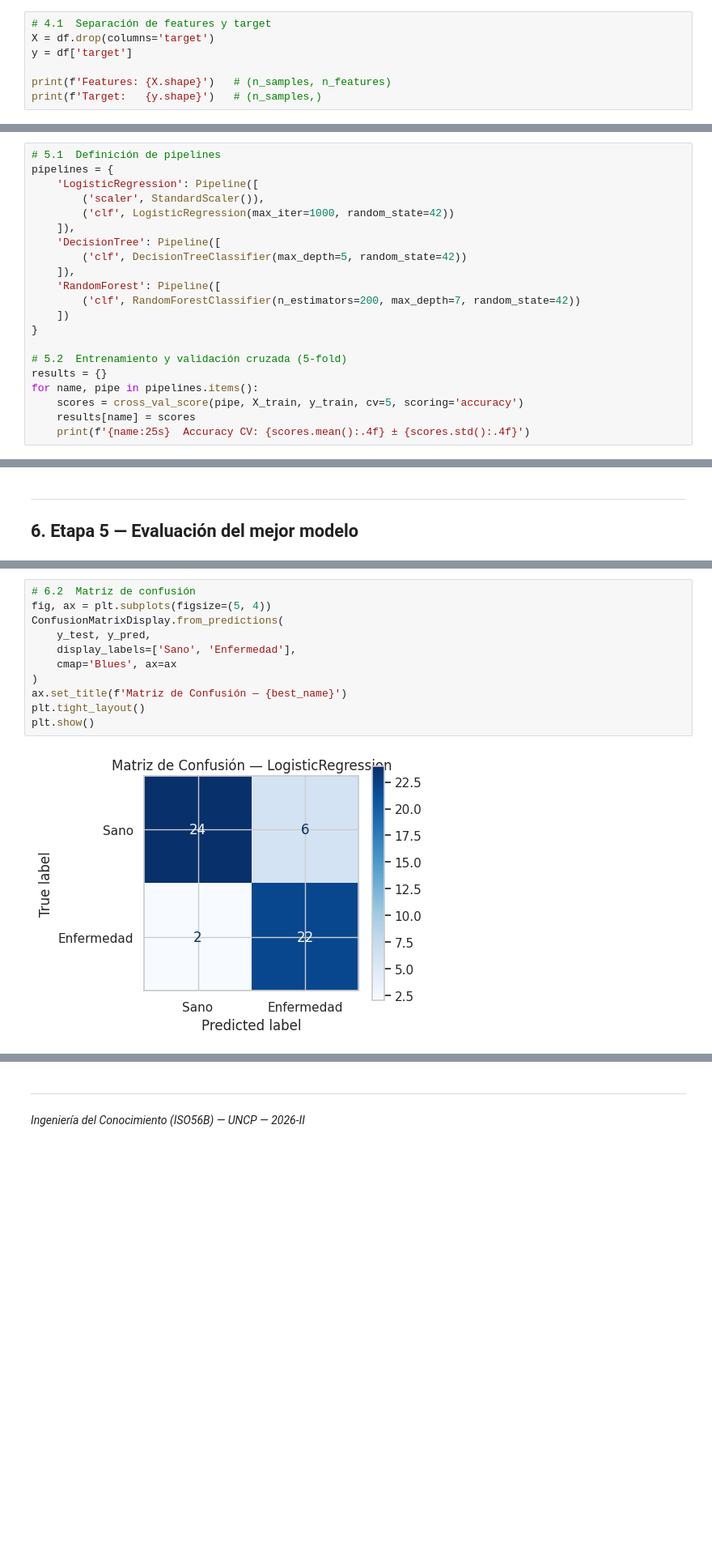
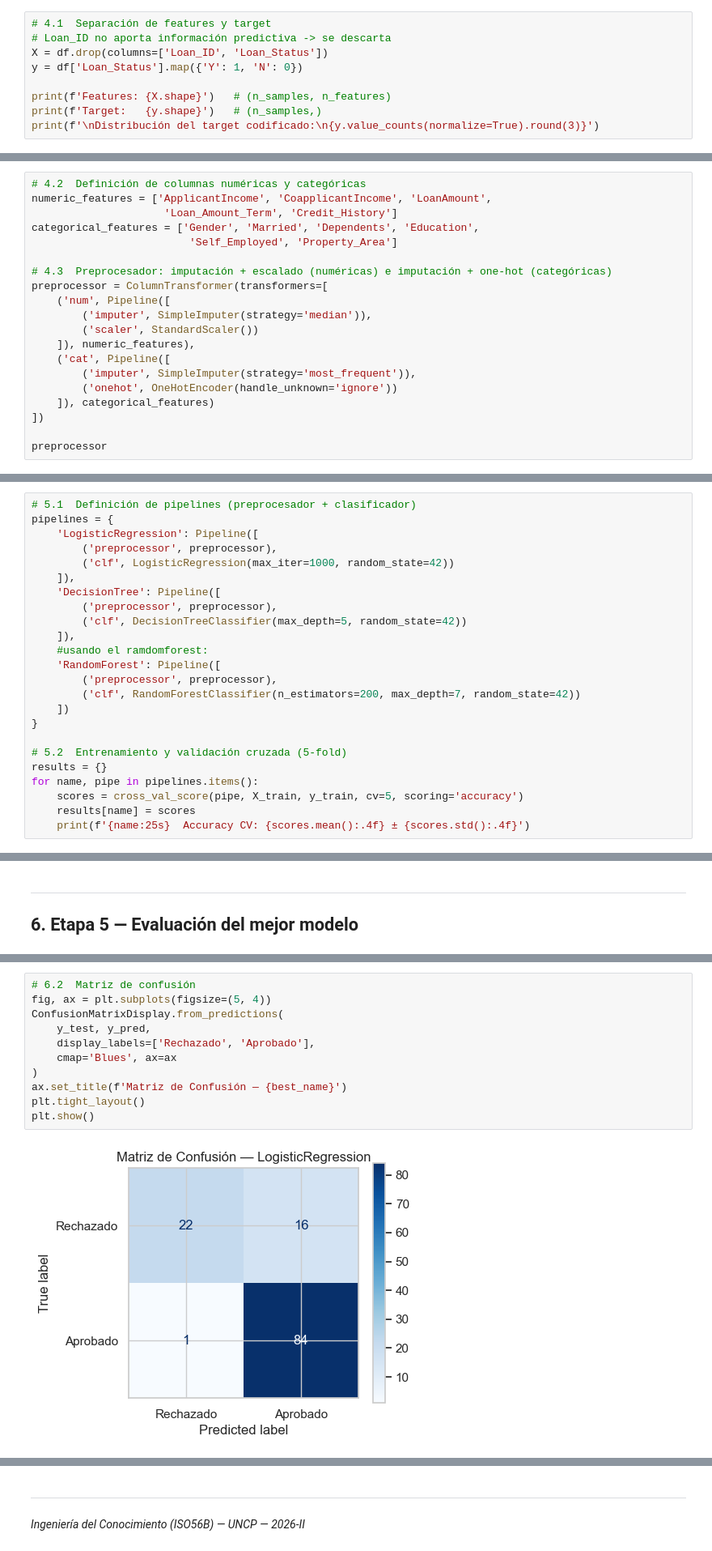
Before and after one commit to Fern44ndo/Ingenieria-conocimiento-uncp, a Jupyter notebook: recursos/sesion_01_ciclo_vida_ml.ipynb, the cells around one changed output, grey strips where cells are left out. Shown at 81% size. Saved outputs shown, nothing was run; the diff lists cells and outputs as text; blank space fills up the shorter version.

```diff
--- a/recursos/sesion_01_ciclo_vida_ml.ipynb
+++ b/recursos/sesion_01_ciclo_vida_ml.ipynb
@@ -250,9 +239,11 @@ plt.show()
 ## 4. Etapa 3 — Preparación de datos para el modelado
 # %%
 # 4.1  Separación de features y target
-X = df.drop(columns='target')
-y = df['target']
+# Loan_ID no aporta información predictiva -> se descarta
+X = df.drop(columns=['Loan_ID', 'Loan_Status'])
+y = df['Loan_Status'].map({'Y': 1, 'N': 0})
 
 print(f'Features: {X.shape}')   # (n_samples, n_features)
 print(f'Target:   {y.shape}')   # (n_samples,)
+print(f'\nDistribución del target codificado:\n{y.value_counts(normalize=True).round(3)}')
 # %% [output]
@@ -260,0 +258,20 @@ Target:   (270,)
+# %%
+# 4.2  Definición de columnas numéricas y categóricas
+numeric_features = ['ApplicantIncome', 'CoapplicantIncome', 'LoanAmount',
+                     'Loan_Amount_Term', 'Credit_History']
+categorical_features = ['Gender', 'Married', 'Dependents', 'Education',
+                         'Self_Employed', 'Property_Area']
+
+# 4.3  Preprocesador: imputación + escalado (numéricas) e imputación + one-hot (categóricas)
+preprocessor = ColumnTransformer(transformers=[
+    ('num', Pipeline([
+        ('imputer', SimpleImputer(strategy='median')),
+        ('scaler', StandardScaler())
+    ]), numeric_features),
+    ('cat', Pipeline([
+        ('imputer', SimpleImputer(strategy='most_frequent')),
+        ('onehot', OneHotEncoder(handle_unknown='ignore'))
+    ]), categorical_features)
+])
+
+preprocessor
@@ -288,16 +321,19 @@ Name: proportion, dtype: float64
 ## 5. Etapa 4 — Entrenamiento de modelos
 Entrenamos tres modelos base mediante **pipelines** de Scikit-learn para garantizar un flujo reproducible.
 # %%
-# 5.1  Definición de pipelines
+# 5.1  Definición de pipelines (preprocesador + clasificador)
 pipelines = {
     'LogisticRegression': Pipeline([
-        ('scaler', StandardScaler()),
+        ('preprocessor', preprocessor),
         ('clf', LogisticRegression(max_iter=1000, random_state=42))
     ]),
     'DecisionTree': Pipeline([
+        ('preprocessor', preprocessor),
         ('clf', DecisionTreeClassifier(max_depth=5, random_state=42))
     ]),
+    #usando el ramdomforest:
     'RandomForest': Pipeline([
+        ('preprocessor', preprocessor),
         ('clf', RandomForestClassifier(n_estimators=200, max_depth=7, random_state=42))
     ])
 }
@@ -357,16 +464,16 @@ weighted avg       0.86      0.85      0.85        54
 # %%
 # 6.2  Matriz de confusión
 fig, ax = plt.subplots(figsize=(5, 4))
 ConfusionMatrixDisplay.from_predictions(
     y_test, y_pred,
-    display_labels=['Sano', 'Enfermedad'],
+    display_labels=['Rechazado', 'Aprobado'],
     cmap='Blues', ax=ax
 )
 ax.set_title(f'Matriz de Confusión — {best_name}')
 plt.tight_layout()
 plt.show()
 # %% [output]
-[figure, old version]
+[figure, new version]
 # %%
 # 6.3  Curva ROC (solo si el modelo soporta predict_proba)
 fig, ax = plt.subplots(figsize=(6, 5))
```
Also changed, not shown: parts of 20 cells of this notebook, 2 other files.
